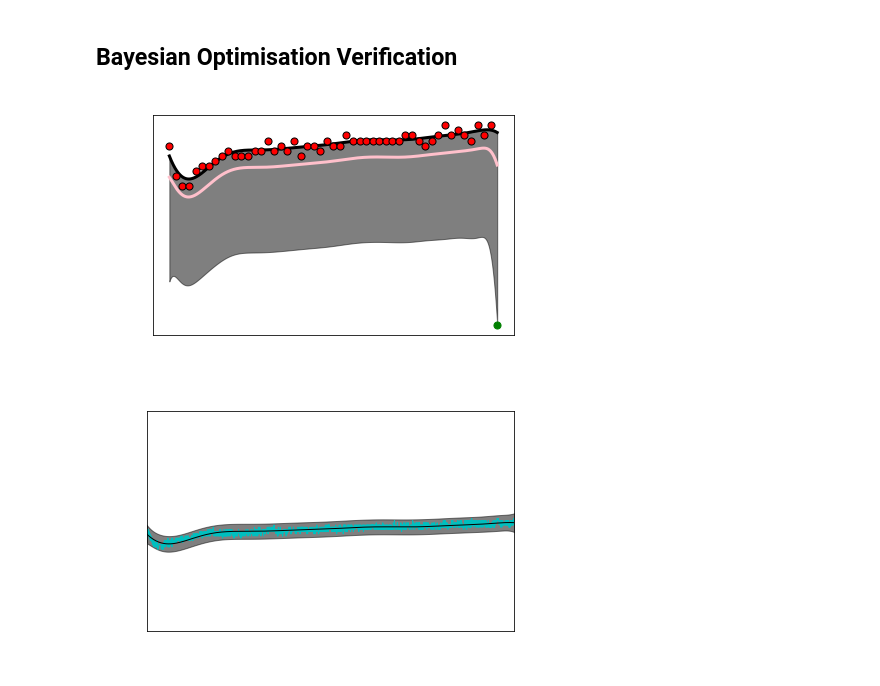
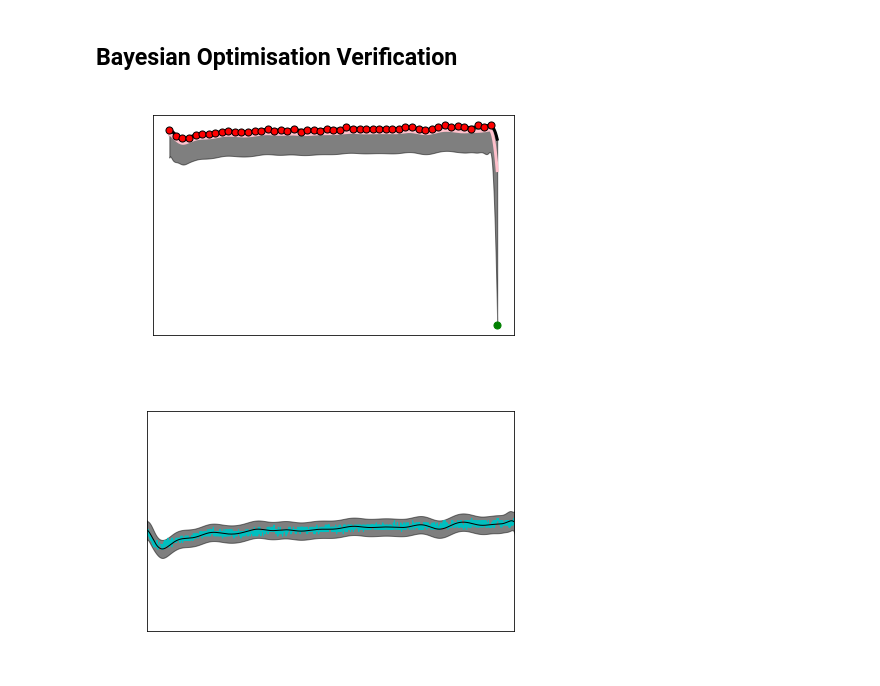
Before and after one commit to michelleliu1027/Bayesian_PV, a Jupyter notebook: BO_demo.ipynb, the cells around one changed output. Cells and saved outputs as stored; diff of their text form; code cells hidden in the pictures.

```diff
--- a/BO_demo.ipynb
+++ b/BO_demo.ipynb
@@ -165,36 +154,35 @@ Y = y_normal[x_loop]
 X = X.reshape(x_loop.size,1)
 X_ = np.linspace(0,5000, 5000)
 # Kernel setting
-length_scale_bounds_MAX =1000
-#  find_lsb_max (x_normal ,y_normal,X,X_,Y)
+length_scale_bounds_MAX = find_lsb_max (x_normal ,y_normal,X,X_,Y)
 length_scale_bounds_MIN = 10e-6
 kernel = 1.0 * RBF(length_scale=20,length_scale_bounds=(length_scale_bounds_MIN, length_scale_bounds_MAX)) + WhiteKernel(noise_level=0.0001)
 gp = GaussianProcessRegressor(kernel=kernel,alpha=0.0).fit(X, Y)
 
 # Find the prediction by gp
 y_mean, y_cov = gp.predict(X_[:, np.newaxis], return_cov=True)
 ucb_y_min = ucb(X_, gp, 0.1, 5)
 ucb_nb_y = ucb_no_beta(X_, gp, 0.1, 5)
 # ucb_y_min = ucb_y_min[-1]
 # ucb_nb_y = ucb_nb_y[-1]
 plt.figure()
 plt.plot(X_, y_mean, 'k', lw=3, zorder=8)
 plt.fill_between(X_, y_mean, ucb_y_min,alpha=0.5, color='k')
 plt.plot(X_, ucb_nb_y, 'pink', lw=3, zorder=9)
 
 plt.scatter(X[:, 0], Y, c='r', s=50, zorder=10, edgecolors=(0, 0, 0))
 plt.scatter(np.argmin(ucb_y_min),min(ucb_y_min),c='g', s=50)
 plt.tick_params(axis='y', colors = 'white')
 plt.tick_params(axis='x', colors = 'white')
 plt.ylabel('Lifetime',color = 'white')
 plt.xlabel('Time',color = 'white')
 plt.title('UCB lower bound plot',color = 'white')
 plt.tight_layout()
 plt.show()
 
 plot(x_normal ,y_normal, X,X_,y_mean,Y,y_cov)
 # %% [output]
-[figure, old version]
+[figure, new version]
-[figure, old version]
+[figure, new version]
 # %%
 # Ploting ucb value from ei aquisition equation
```
Also changed, not shown: parts of 4 cells of this notebook.
